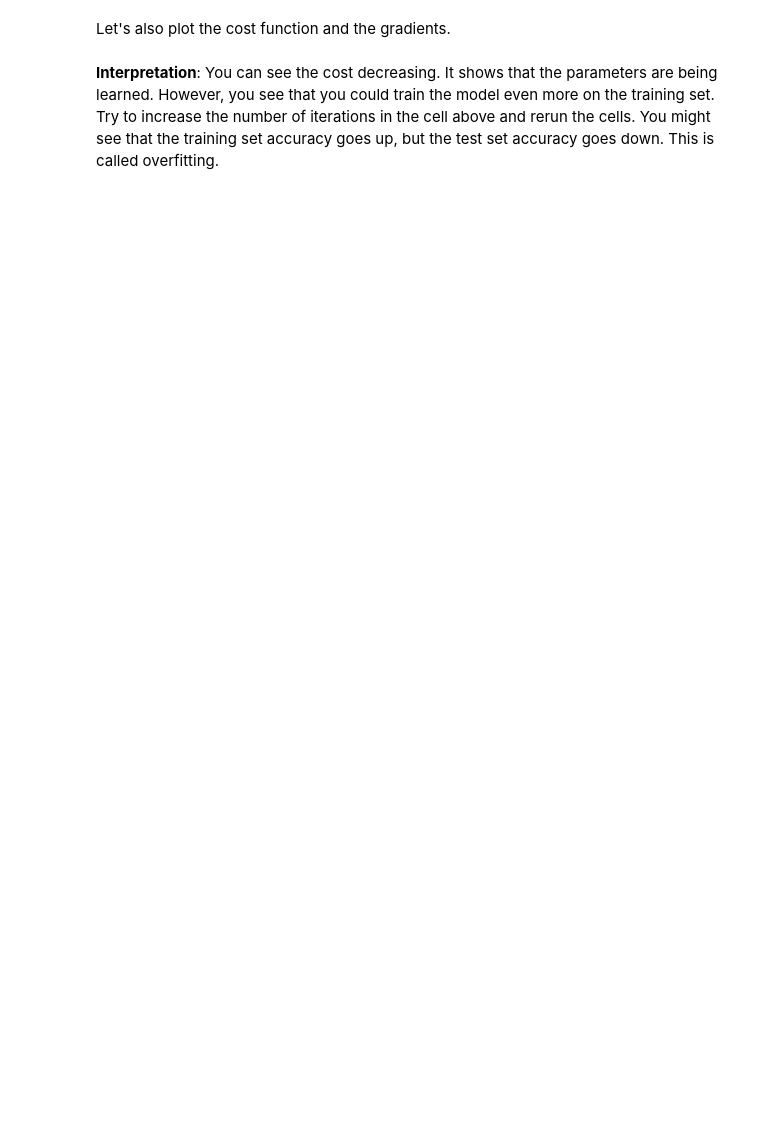
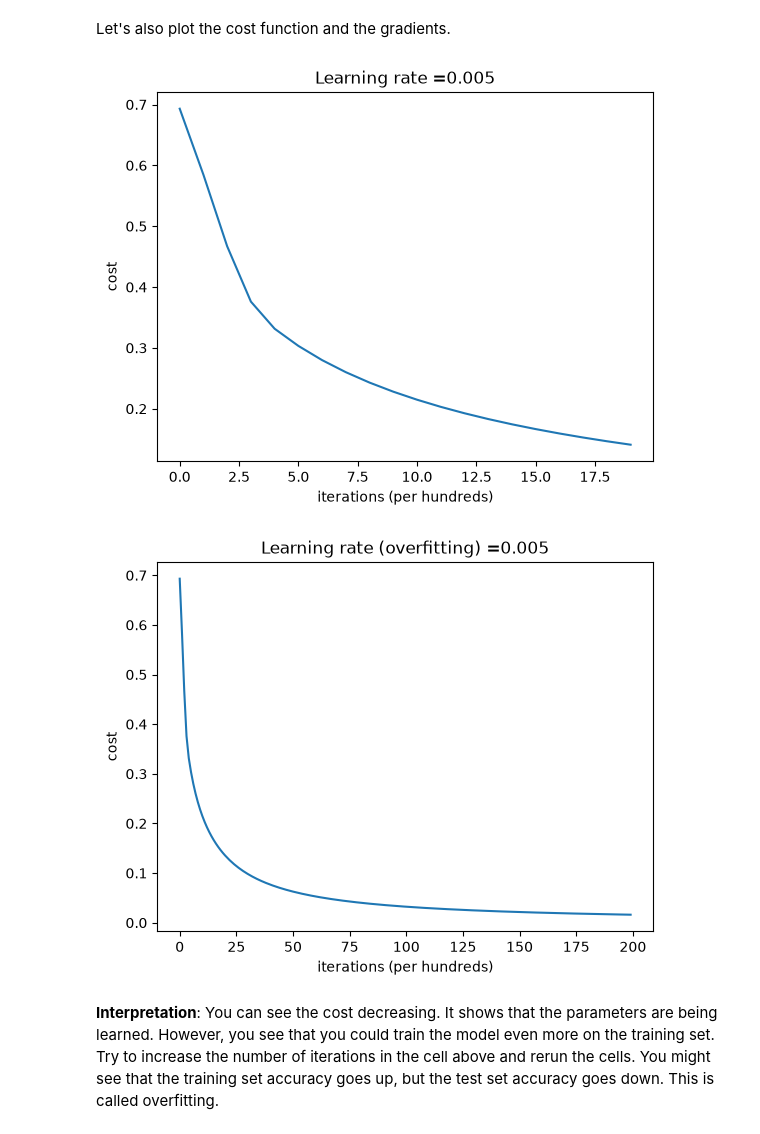
Before and after one commit to theduardomaciel/cc-dl, a Jupyter notebook: tasks/task-03-logistic-regression/task3.ipynb, the cells around one changed output. Cells and saved outputs as stored; diff of their text form; code cells hidden in the pictures; blank space fills up the shorter version.

```diff
--- a/tasks/task-03-logistic-regression/task3.ipynb
+++ b/tasks/task-03-logistic-regression/task3.ipynb
@@ -681,18 +682,18 @@ def model(X_train, Y_train, X_test, Y_test,
     ### START CODE HERE ###
 
     # Initialize parameters with zeros (≈ 1 line of code)
-    # w, b =
+    w, b = initialize_with_zeros(X_train.shape[0])
 
     # Gradient descent (≈ 1 line of code)
-    # parameters, grads, costs =
+    parameters, grads, costs = optimize(w, b, X_train, Y_train, num_iterations, learning_rate, print_cost)
 
     # Retrieve parameters w and b from dictionary "parameters"
-    # w =
-    # b =
+    w = parameters["w"]
+    b = parameters["b"]
 
     # Predict test/train set examples (≈ 2 lines of code)
-    # Y_prediction_test =
-    # Y_prediction_train =
+    Y_prediction_test = predict(w, b, X_test)
+    Y_prediction_train = predict(w, b, X_train)
 
     ### END CODE HERE ###
 
@@ -731,3 +732,14 @@ d = model(
     learning_rate=0.005,
     print_cost=True
 )
+
+# Modelo com overfitting (muitas iterações)
+d2 = model(
+    train_set_x,
+    train_set_y,
+    test_set_x,
+    test_set_y,
+    num_iterations=20000,
+    learning_rate=0.005,
+    print_cost=True
+)
@@ -766,11 +799,21 @@ Let's also plot the cost function and the gradients.
 # %%
 # Plot learning curve (with costs)
 costs = np.squeeze(d['costs'])
 plt.plot(costs)
 plt.ylabel('cost')
 plt.xlabel('iterations (per hundreds)')
 plt.title("Learning rate =" + str(d["learning_rate"]))
 plt.show()
+
+costs2 = np.squeeze(d2['costs'])
+plt.plot(costs2)
+plt.ylabel('cost')
+plt.xlabel('iterations (per hundreds)')
+plt.title("Learning rate (overfitting) =" + str(d2["learning_rate"]))
+plt.show()
+# %% [output]
+[figure, added]
+[figure, added]
 # %% [markdown]
 **Interpretation**:
 You can see the cost decreasing. It shows that the parameters are being learned. However, you see that you could train the model even more on the training set. Try to increase the number of iterations in the cell above and rerun the cells. You might see that the training set accuracy goes up, but the test set accuracy goes down. This is called overfitting.
```
Also changed, not shown: parts of 5 cells of this notebook.
